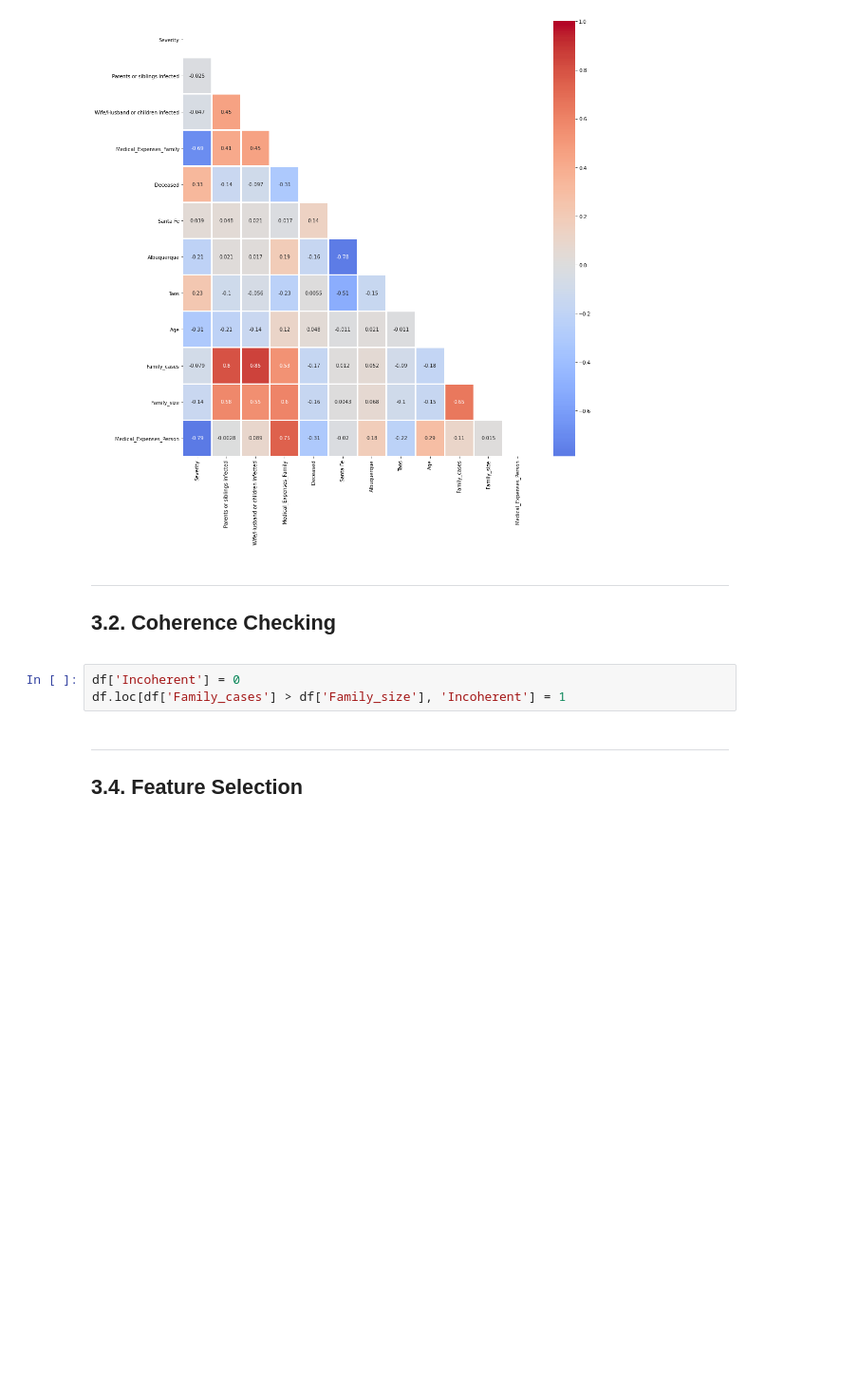
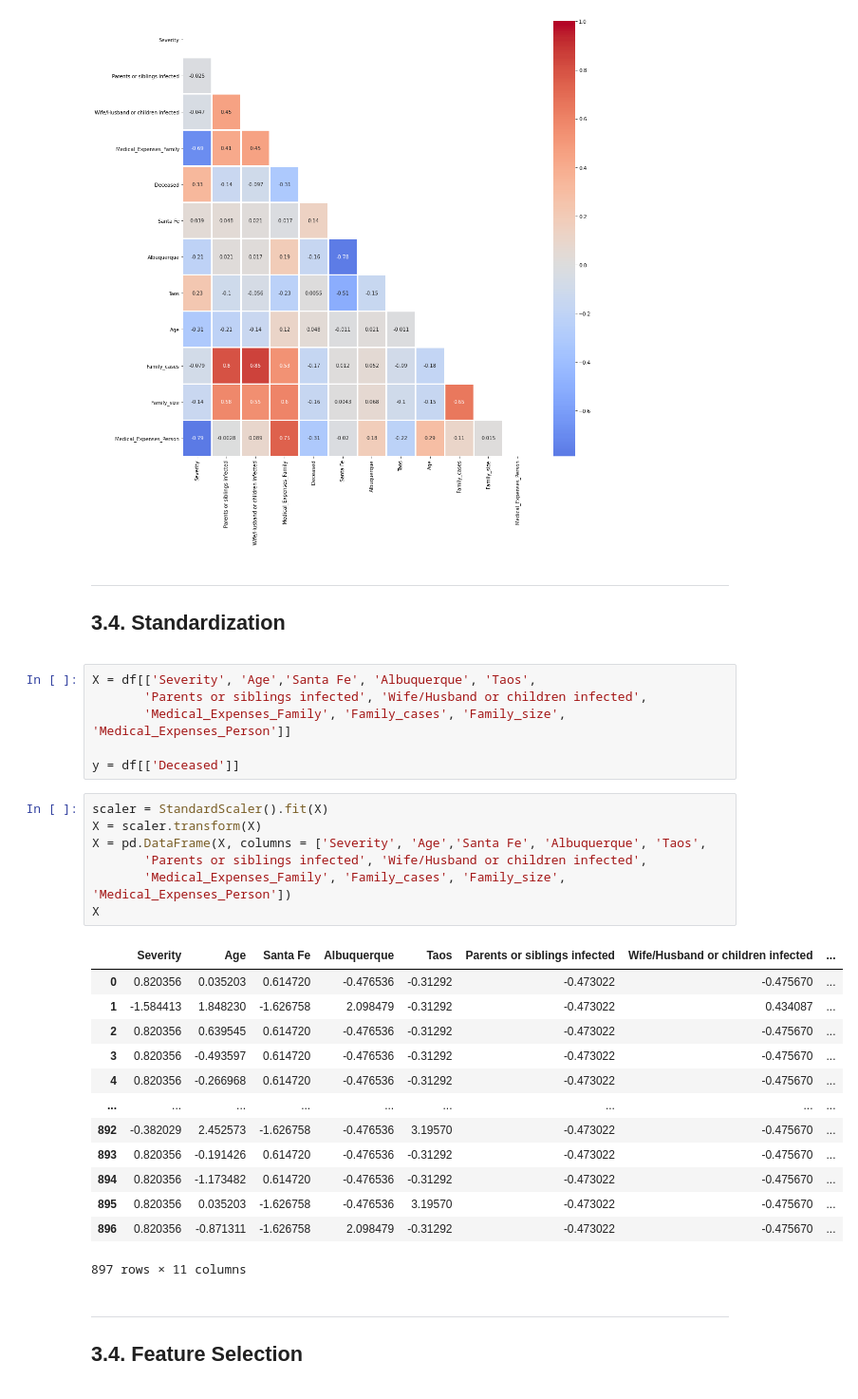
Before and after one commit to davidsousa98/ML, a Jupyter notebook: Project.ipynb, the cells around one changed output. Shown at 95% size. Cells and saved outputs as stored; diff of their text form; blank space fills up the shorter version.

Commit message:
Standardization

```diff
--- a/Project.ipynb
+++ b/Project.ipynb
@@ -302,14 +321,38 @@ plt.tight_layout()
 [figure]
 # %% [markdown]
 <hr>
-<a class="anchor" id="coherence">
+<a class="anchor" id="feature">
 
-## 3.2. Coherence Checking
+## 3.4. Standardization
 
 </a>
-# %%
-df['Incoherent'] = 0
-df.loc[df['Family_cases'] > df['Family_size'], 'Incoherent'] = 1
+# %%
+X = df[['Severity', 'Age','Santa Fe', 'Albuquerque', 'Taos',
+       'Parents or siblings infected', 'Wife/Husband or children infected',
+       'Medical_Expenses_Family', 'Family_cases', 'Family_size', 'Medical_Expenses_Person']]
+
+y = df[['Deceased']]
+# %%
+scaler = StandardScaler().fit(X)
+X = scaler.transform(X)
+X = pd.DataFrame(X, columns = ['Severity', 'Age','Santa Fe', 'Albuquerque', 'Taos',
+       'Parents or siblings infected', 'Wife/Husband or children infected',
+       'Medical_Expenses_Family', 'Family_cases', 'Family_size', 'Medical_Expenses_Person'])
+X
+# %% [output]
+|  | Severity | Age | Santa Fe | Albuquerque | Taos | Parents or siblings infected | Wife/Husband or children infected | ... |
+| 0 | 0.820356 | 0.035203 | 0.614720 | -0.476536 | -0.31292 | -0.473022 | -0.475670 | ... |
+| 1 | -1.584413 | 1.848230 | -1.626758 | 2.098479 | -0.31292 | -0.473022 | 0.434087 | ... |
+| 2 | 0.820356 | 0.639545 | 0.614720 | -0.476536 | -0.31292 | -0.473022 | -0.475670 | ... |
+| 3 | 0.820356 | -0.493597 | 0.614720 | -0.476536 | -0.31292 | -0.473022 | -0.475670 | ... |
+| 4 | 0.820356 | -0.266968 | 0.614720 | -0.476536 | -0.31292 | -0.473022 | -0.475670 | ... |
+| ... | ... | ... | ... | ... | ... | ... | ... | ... |
+| 892 | -0.382029 | 2.452573 | -1.626758 | -0.476536 | 3.19570 | -0.473022 | -0.475670 | ... |
+| 893 | 0.820356 | -0.191426 | 0.614720 | -0.476536 | -0.31292 | -0.473022 | -0.475670 | ... |
+| 894 | 0.820356 | -1.173482 | 0.614720 | -0.476536 | -0.31292 | -0.473022 | -0.475670 | ... |
+| 895 | 0.820356 | 0.035203 | -1.626758 | -0.476536 | 3.19570 | -0.473022 | -0.475670 | ... |
+| 896 | 0.820356 | -0.871311 | -1.626758 | 2.098479 | -0.31292 | -0.473022 | -0.475670 | ... |
+897 rows × 11 columns
 # %% [markdown]
 <hr>
 <a class="anchor" id="feature">
```
Also changed, not shown: parts of 6 cells of this notebook.
